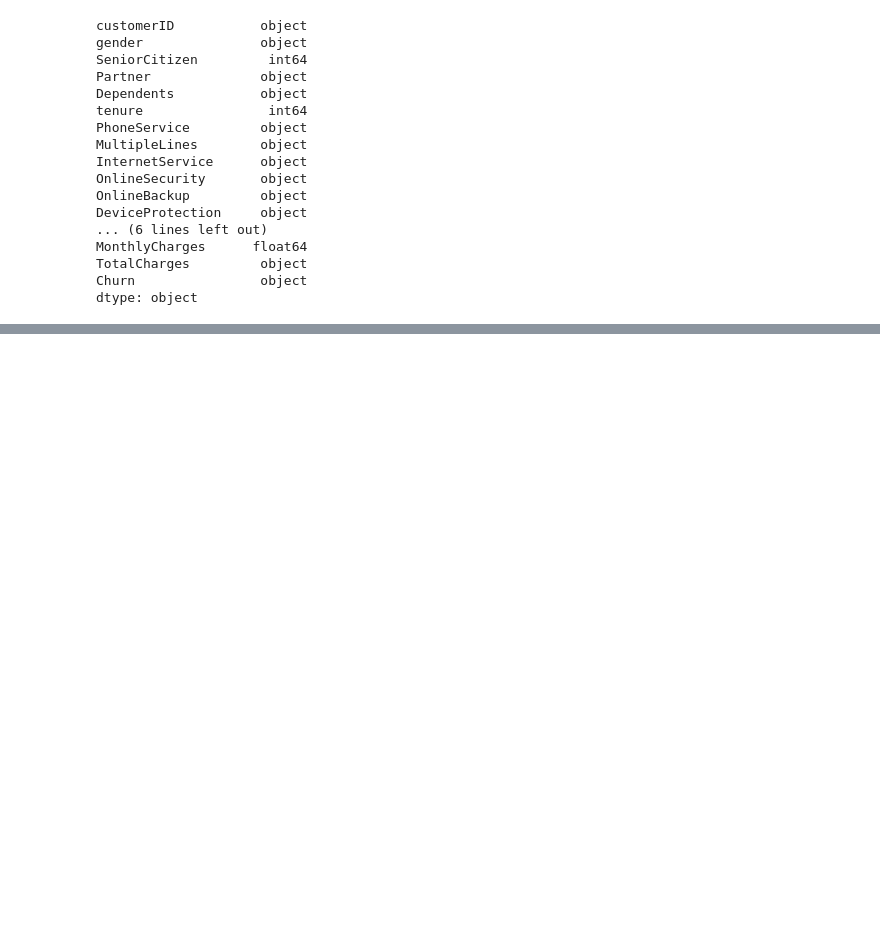
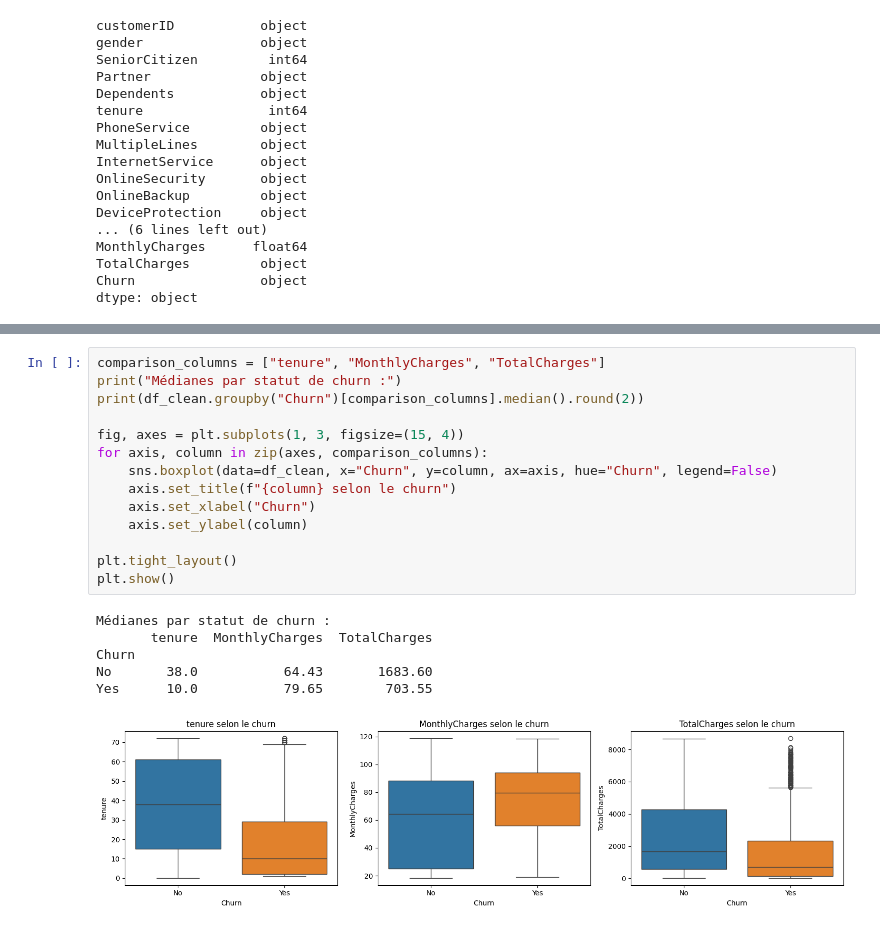
Before and after one commit to jouvence13/ChurnScope, a Jupyter notebook: notebooks/01_exploration.ipynb, the cells around one changed output, grey strips where cells are left out. Drawn from its saved outputs; the diff is of its cells as text; blank space fills up the shorter version.

```diff
--- a/notebooks/01_exploration.ipynb
+++ b/notebooks/01_exploration.ipynb
@@ -50,0 +170,21 @@ dtype: object
+# %%
+comparison_columns = ["tenure", "MonthlyCharges", "TotalCharges"]
+print("Médianes par statut de churn :")
+print(df_clean.groupby("Churn")[comparison_columns].median().round(2))
+
+fig, axes = plt.subplots(1, 3, figsize=(15, 4))
+for axis, column in zip(axes, comparison_columns):
+    sns.boxplot(data=df_clean, x="Churn", y=column, ax=axis, hue="Churn", legend=False)
+    axis.set_title(f"{column} selon le churn")
+    axis.set_xlabel("Churn")
+    axis.set_ylabel(column)
+
+plt.tight_layout()
+plt.show()
+# %% [output]
+Médianes par statut de churn :
+       tenure  MonthlyCharges  TotalCharges
+Churn
+No       38.0           64.43       1683.60
+Yes      10.0           79.65        703.55
+[figure, added]
```
Also changed, not shown: parts of 5 cells of this notebook, 2 other files.
